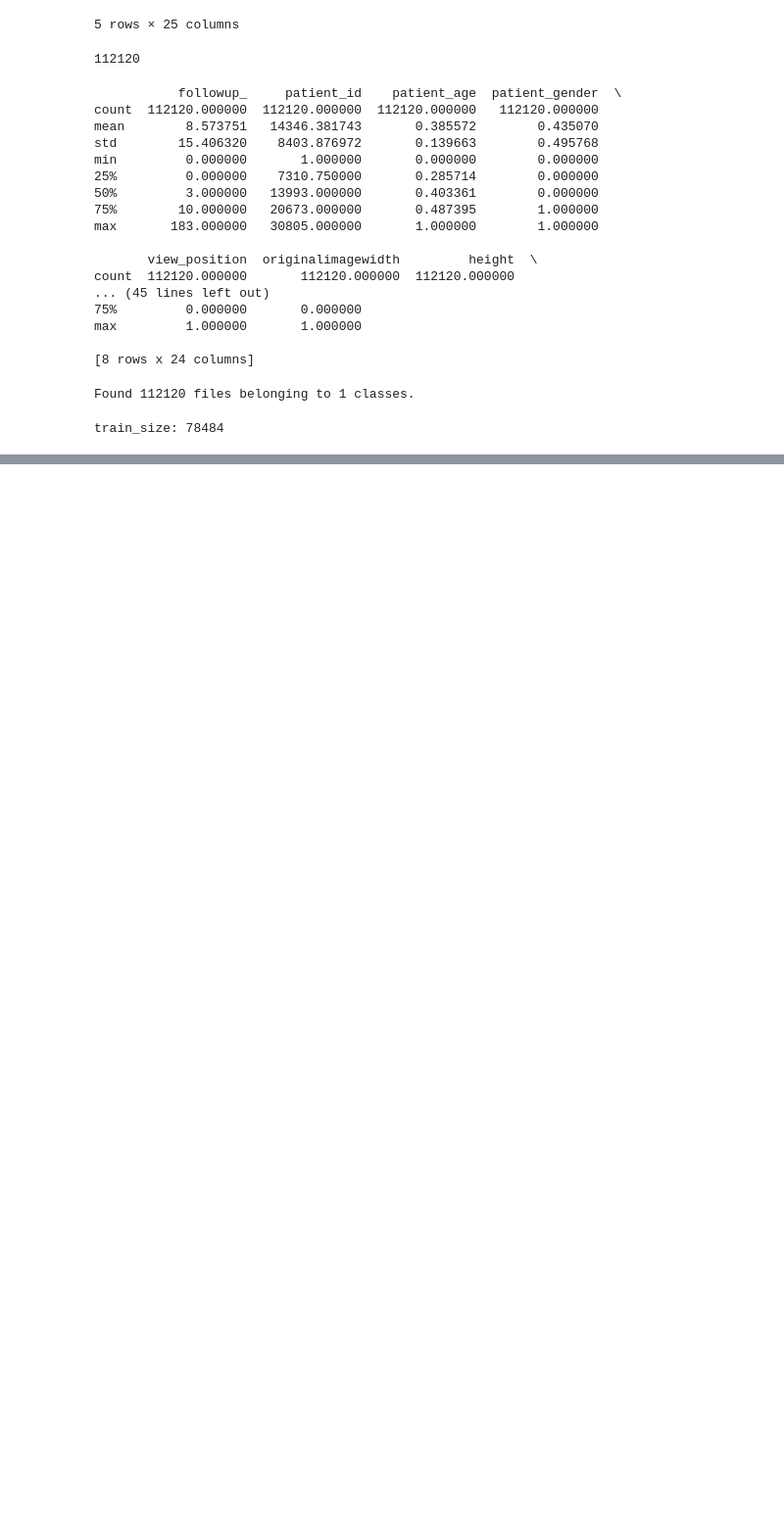
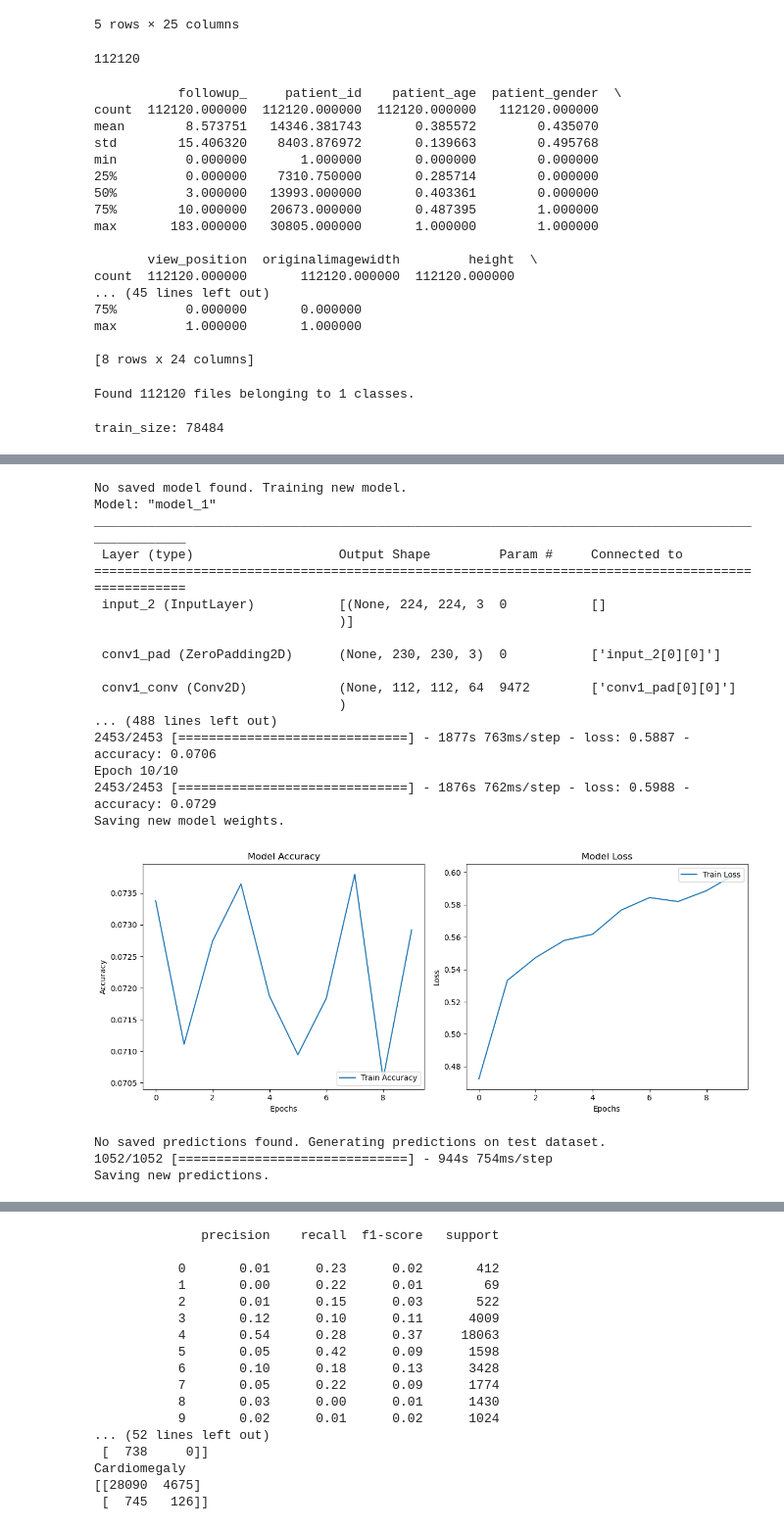
Before and after one commit to AndrewDant/AI570-Xray, a Jupyter notebook: AI 570 Xray Diagnosis.ipynb, the cells around one changed output, grey strips where cells are left out. Shown at 98% size. Cells and saved outputs as stored; diff of their text form; code cells hidden in the pictures; blank space fills up the shorter version.

```diff
--- a/AI 570 Xray Diagnosis.ipynb
+++ b/AI 570 Xray Diagnosis.ipynb
@@ -344,6 +344,7 @@ features_dataset = tf.data.Dataset.from_tensor_slices(image_mapped_patients[feat
 labels_dataset = tf.data.Dataset.from_tensor_slices(image_mapped_patients[label_columns].values)
 
 combined_dataset = tf.data.Dataset.zip(((image_dataset, features_dataset), labels_dataset))
+image_and_labels_dataset = tf.data.Dataset.zip((image_dataset, labels_dataset))
 # %%
 # randomize the order of the dataset so we are not splitting the sets based on which folder the images are in
 combined_dataset = combined_dataset.shuffle(buffer_size=1000, seed=1)
@@ -377,3 +376,0 @@ test_dataset cardinality: 1052
-# %%
-train_dataset = train_dataset.prefetch(buffer_size=tf.data.AUTOTUNE)
-test_dataset = test_dataset.prefetch(buffer_size=tf.data.AUTOTUNE)
@@ -467,17 +504,19 @@ Loading saved model.
 # %%
 import codecs, json
 
-predictions = None
+def generate_or_retrieve_predictions(model, test_dataset, prediction_filepath):
+    predictions = None
 
-prediction_filepath = 'ResNet50_base_predictions.json'
-if os.path.exists(prediction_filepath):
-    print("Loading saved predictions.")
-    with open(prediction_filepath, 'r') as predictions_file:
-        stored_predictions = json.load(codecs.open(prediction_filepath, 'r', encoding='utf-8'))
-        predictions = np.asarray(stored_predictions)
-else:
-    print('No saved predictions found. Generating predictions on test dataset.')
-    predictions = model.predict(test_dataset)
+    if os.path.exists(prediction_filepath):
+        print("Loading saved predictions.")
+        with open(prediction_filepath, 'r') as predictions_file:
+            stored_predictions = json.load(codecs.open(prediction_filepath, 'r', encoding='utf-8'))
+            predictions = np.asarray(stored_predictions)
+    else:
+        print('No saved predictions found. Generating predictions on test dataset.')
+        predictions = model.predict(test_dataset)
 
-    print('Saving new predictions.')
-    json.dump(predictions.tolist(), codecs.open(prediction_filepath, 'w', encoding='utf-8'))
+        print('Saving new predictions.')
+        json.dump(predictions.tolist(), codecs.open(prediction_filepath, 'w', encoding='utf-8'))
+
+    return predictions
@@ -486,3 +522,0 @@ Loading saved predictions.
-# %%
-# TODO temporary fix to work with predictions from before I fixed the test dataset size, please remove before next training run
-test_dataset = combined_dataset.skip(test_size).batch(batch_size=batch_size)
@@ -586,0 +559,26 @@ NameError: name 'plt' is not defined
+# %%
+CNN_resnet_model = train_or_load_model(image_and_labels_train_dataset, build_and_compile_ResNet50_CNN_only, "ResNet50_CNNonly.h5")
+CNN_ResNet50_predictions = generate_or_retrieve_predictions(CNN_resnet_model, image_and_labels_test_dataset, 'ResNet50_CNNonly_predictions.json')
+display_prediction_results(CNN_ResNet50_predictions, image_and_labels_test_dataset)
+# %% [output]
+No saved model found. Training new model.
+Model: "model_1"
+__________________________________________________________________________________________________
+ Layer (type)                   Output Shape         Param #     Connected to
+==================================================================================================
+ input_2 (InputLayer)           [(None, 224, 224, 3  0           []
+                                )]
+
+ conv1_pad (ZeroPadding2D)      (None, 230, 230, 3)  0           ['input_2[0][0]']
+
+ conv1_conv (Conv2D)            (None, 112, 112, 64  9472        ['conv1_pad[0][0]']
+                                )
+... (488 lines left out)
+2453/2453 [==============================] - 1877s 763ms/step - loss: 0.5887 - accuracy: 0.0706
+Epoch 10/10
+2453/2453 [==============================] - 1876s 762ms/step - loss: 0.5988 - accuracy: 0.0729
+Saving new model weights.
+[figure, added]
+No saved predictions found. Generating predictions on test dataset.
+1052/1052 [==============================] - 944s 754ms/step
+Saving new predictions.
@@ -586,0 +586,17 @@ NameError: name 'plt' is not defined
+              precision    recall  f1-score   support
+
+           0       0.01      0.23      0.02       412
+           1       0.00      0.22      0.01        69
+           2       0.01      0.15      0.03       522
+           3       0.12      0.10      0.11      4009
+           4       0.54      0.28      0.37     18063
+           5       0.05      0.42      0.09      1598
+           6       0.10      0.18      0.13      3428
+           7       0.05      0.22      0.09      1774
+           8       0.03      0.00      0.01      1430
+           9       0.02      0.01      0.02      1024
+... (52 lines left out)
+ [  738     0]]
+Cardiomegaly
+[[28090  4675]
+ [  745   126]]
```
Also changed, not shown: parts of 24 cells of this notebook.
